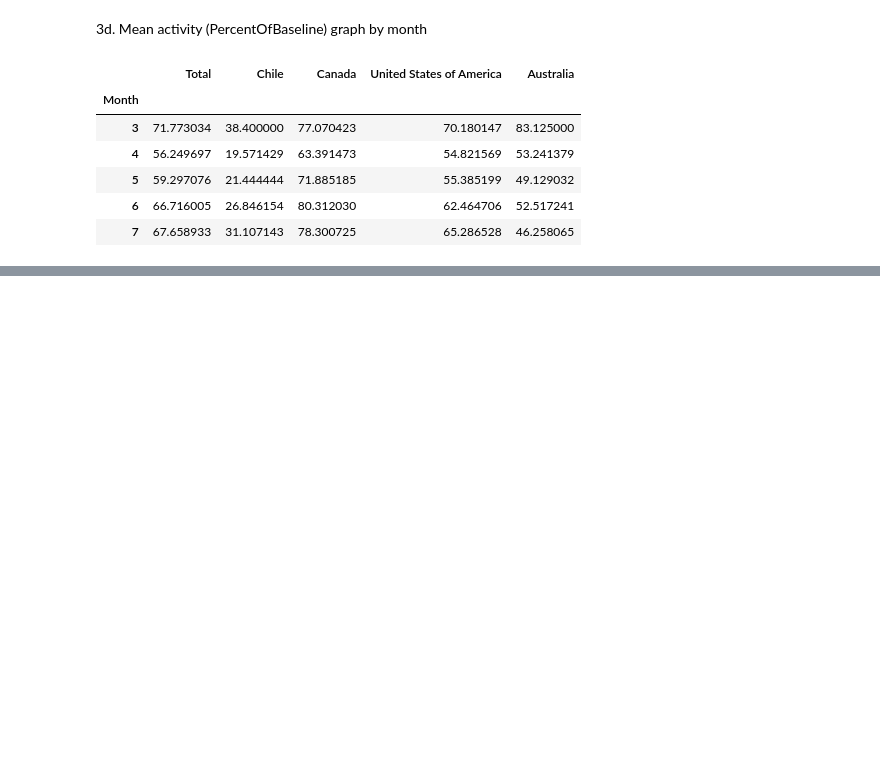
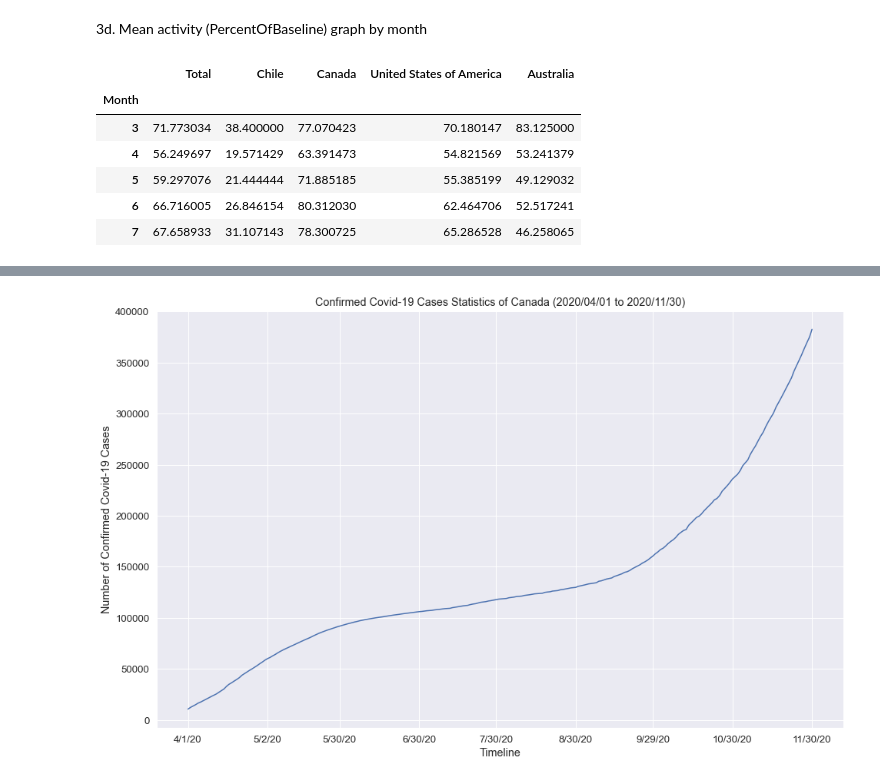
Before and after one commit to PradeepEDAGroup/EDA_and_visualization, a Jupyter notebook: EDA_Project.ipynb, the cells around one changed output, grey strips where cells are left out. Saved outputs shown, nothing was run; the diff lists cells and outputs as text; code cells hidden in the pictures; blank space fills up the shorter version.

```diff
--- a/EDA_Project.ipynb
+++ b/EDA_Project.ipynb
@@ -228,0 +327,10 @@ plt.show()
+# %%
+fig, ax = plt.subplots(figsize=(16, 10))
+sns.lineplot(data=df2_date_clean.loc['Canada'])
+plt.ylabel('Number of Confirmed Covid-19 Cases')
+plt.xlabel('Timeline')
+plt.title('Confirmed Covid-19 Cases Statistics of Canada (2020/04/01 to 2020/11/30)')
+ax.xaxis.set_major_locator(mdates.MonthLocator(interval=1))
+plt.show()
+# %% [output]
+[figure, added]
```
Also changed, not shown: parts of 14 cells of this notebook, 1 other file.
